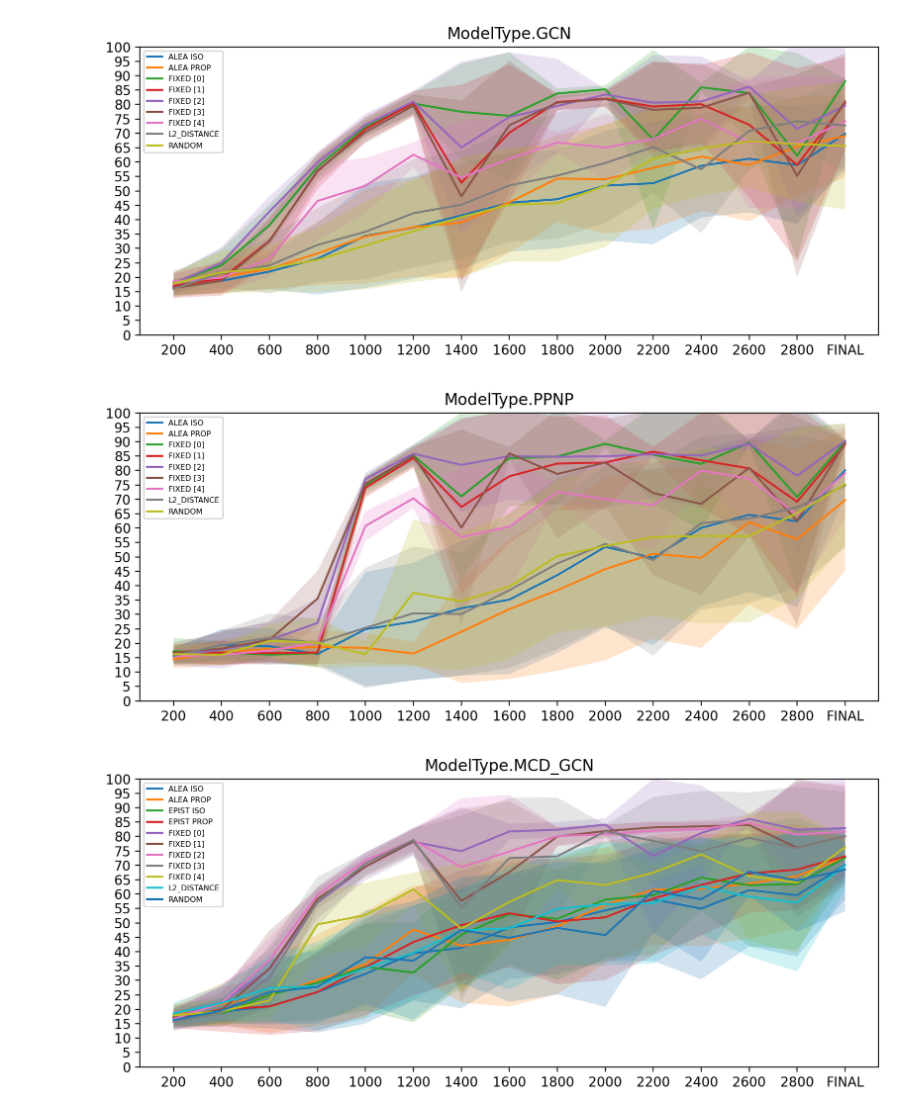
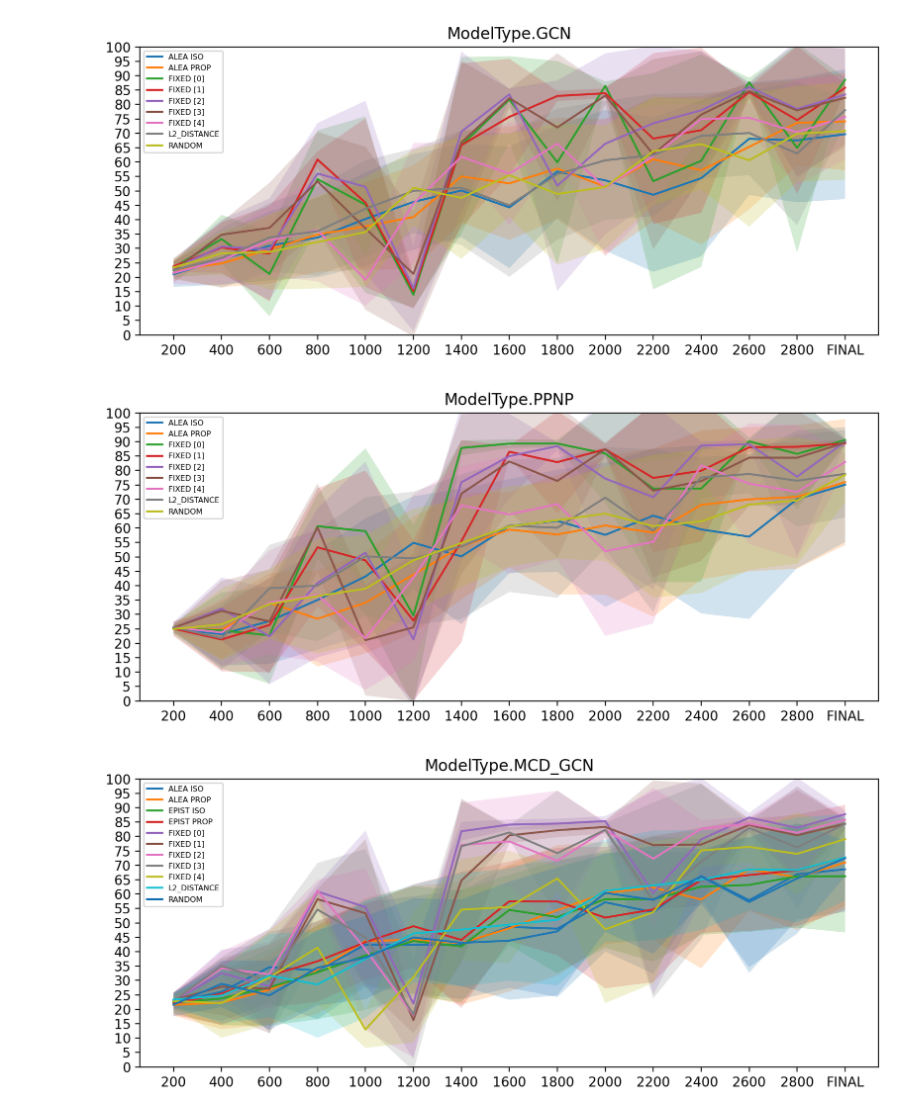
Before and after one commit to antoniooroz/guided-research, a Jupyter notebook: visualizations/active_learning_sbmal.ipynb, the cells around one changed output. Saved outputs shown, nothing was run; the diff lists cells and outputs as text; code cells hidden in the pictures.

Commit message:
sbmal2 balanced 2

```diff
--- a/visualizations/active_learning_sbmal.ipynb
+++ b/visualizations/active_learning_sbmal.ipynb
@@ -63,7 +63,7 @@ SUMMARY_FINAL_ACCURACY = '/eval/VALTEST/PROPAGATED/accuracy'
 AL_PREFIX = 'mean/al/'
 AL_SUFFIX = '/VALTEST/PROPAGATED/accuracy'
 
-tag = "active_learning_sbmal2_v3"
+tag = "active_learning_sbmal2_balanced_v1"
 
 api = wandb.Api(timeout=100)
 runs = api.runs("tum_daml_ba_antoniooroz/GR2", {"tags" : tag})
@@ -150,3 +150,3 @@ for key, runs in runs_per_model.items():
-[figure, old version]
+[figure, new version]
-[figure, old version]
+[figure, new version]
-[figure, old version]
+[figure, new version]
```
Also changed, not shown: parts of 1 cell of this notebook, 4 other files.
